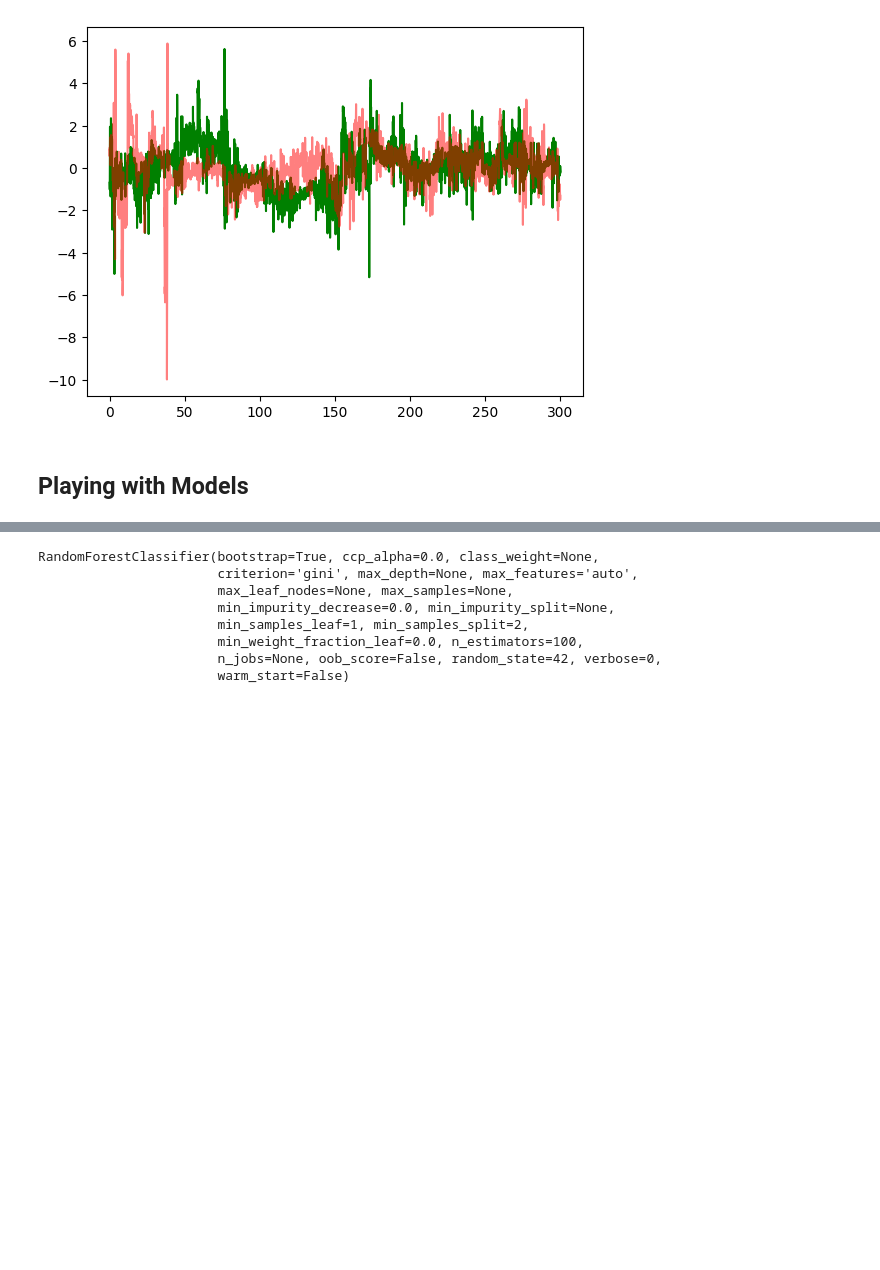
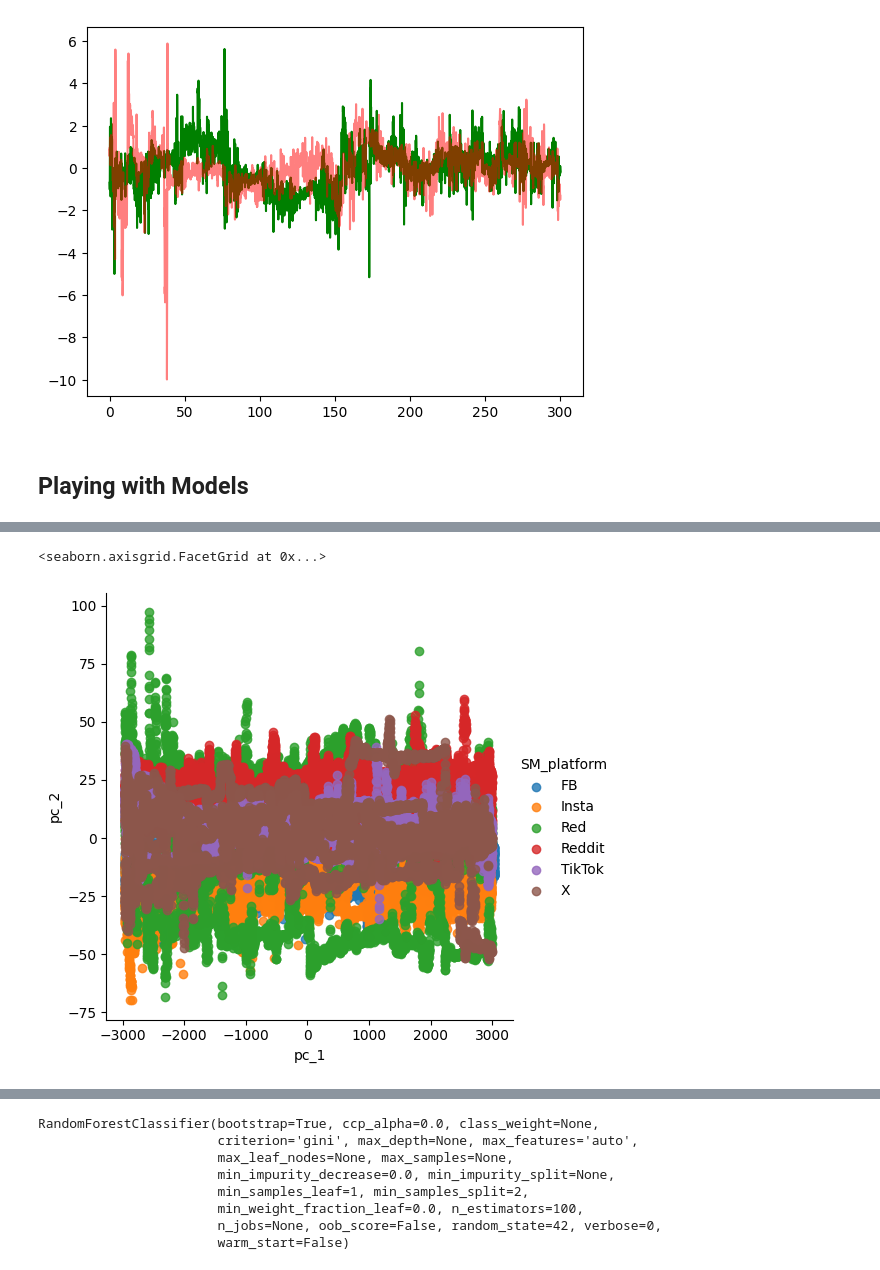
Before and after one commit to sharyz119/ml4qs_social_app, a Jupyter notebook: Emir Playground.ipynb, the cells around one changed output, grey strips where cells are left out. Saved outputs shown, nothing was run; the diff lists cells and outputs as text; code cells hidden in the pictures; blank space fills up the shorter version.

```diff
--- a/Emir Playground.ipynb
+++ b/Emir Playground.ipynb
@@ -418,0 +437,27 @@ full_data = pd.read_parquet(my_path+"/full_dataset.parquet.gzip")
+# %%
+eigenvalues = pca.explained_variance_
+n_components_kaiser = sum(eigenvalues > 1)
+print(f"Number of components with eigenvalue > 1: {n_components_kaiser}")
+
+components = pca.components_
+num_components = pca.n_components_
+feature_names = data_for_pca.columns
+
+print("Top contributing variables per principal component:")
+for i, comp in enumerate(components):
+    component_df = pd.DataFrame(comp, index=feature_names, columns=['Weight'])
+    component_df['Absolute Weight'] = component_df['Weight'].abs()
+    sorted_component = component_df.sort_values('Absolute Weight', ascending=False)
+    top_features = sorted_component.head(5)  # change count if more or fewer top features are desired
+    print(f"Principal Component {i+1}:")
+    print(top_features)
+    print()
+# %%
+PCs_full_data = pd.DataFrame(principal_components[:,eigenvalues > 1])
+PCs_full_data.rename(columns=dict(zip(PCs_full_data.columns, [f"pc_{x}" for x in range(1,19)])), inplace=True)
+full_data = pd.concat([full_data,PCs_full_data], axis=1)
+# %%
+sns.lmplot(x='pc_1', y='pc_2', data=full_data, hue='SM_platform', fit_reg=False)
+# %% [output]
+<seaborn.axisgrid.FacetGrid at 0x...>
+[figure, added]
```
Also changed, not shown: parts of 12 cells of this notebook, 1 other file.
